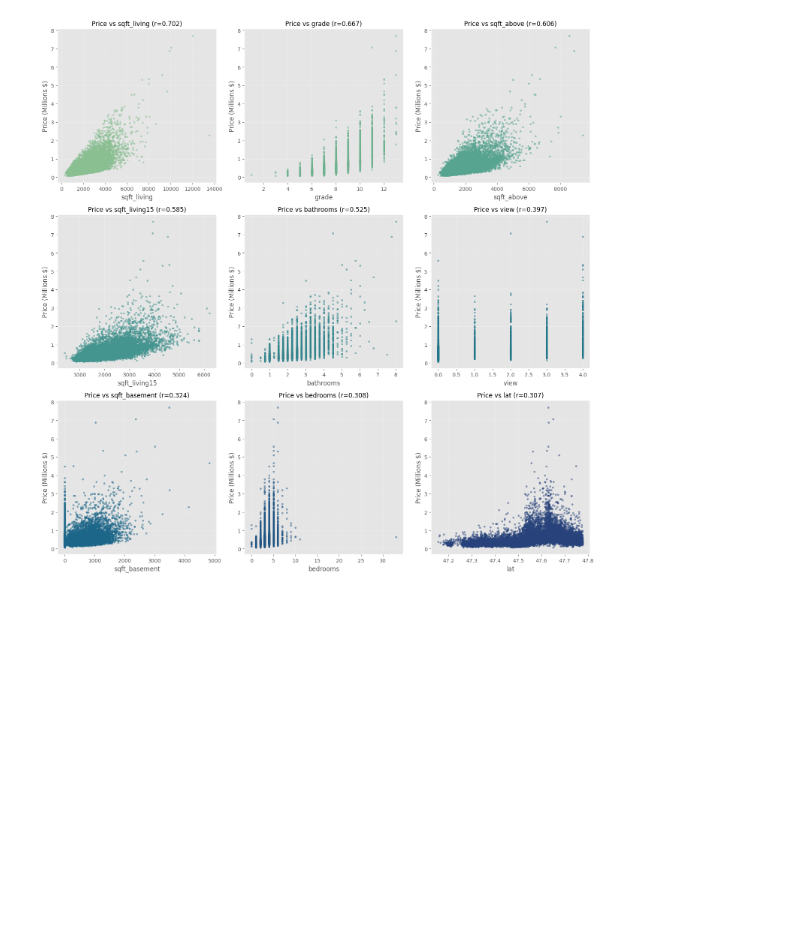
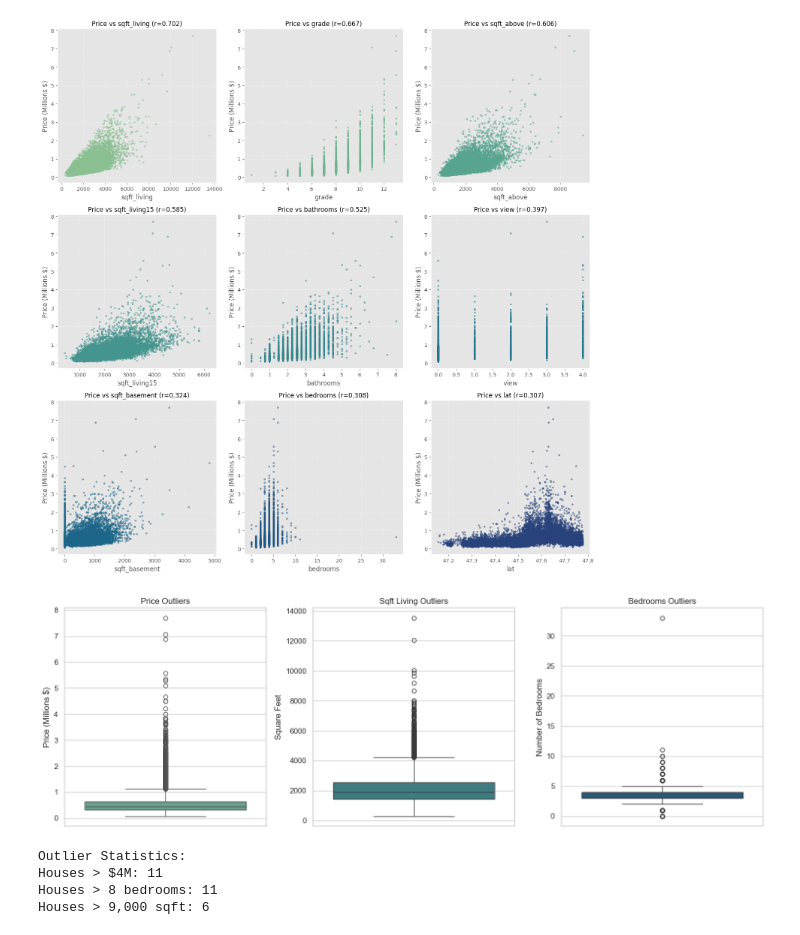
Before and after one commit to gnpthbalaji/house_price_ml_predictor, a Jupyter notebook: notebooks/01_exploratory_data_analysis.ipynb, the cells around one changed output. Cells and saved outputs as stored; diff of their text form; code cells hidden in the pictures; blank space fills up the shorter version.

Commit message:
outlier analysis

```diff
--- a/notebooks/01_exploratory_data_analysis.ipynb
+++ b/notebooks/01_exploratory_data_analysis.ipynb
@@ -278,3 +278,37 @@ plt.show()
 # %% [output]
 9 features Plot: ['sqft_living', 'grade', 'sqft_above', 'sqft_living15', 'bathrooms', 'view', 'sqft_basement', 'bedrooms', 'lat']
 [figure]
+# %%
+# Outlier Detection & Analysis
+
+sns.set_theme(style='whitegrid', palette='crest')
+palette = sns.color_palette('crest', n_colors=3)
+
+fig, axes = plt.subplots(1, 3, figsize=(15, 5))
+
+sns.boxplot(y=df['price']/1000000, ax=axes[0], color=palette[0])
+axes[0].set_ylabel('Price (Millions $)')
+axes[0].set_title('Price Outliers')
+
+sns.boxplot(y=df['sqft_living'], ax=axes[1], color=palette[1])
+axes[1].set_ylabel('Square Feet')
+axes[1].set_title('Sqft Living Outliers')
+
+sns.boxplot(y=df['bedrooms'], ax=axes[2], color=palette[2])
+axes[2].set_ylabel('Number of Bedrooms')
+axes[2].set_title('Bedrooms Outliers')
+
+plt.tight_layout()
+plt.show()
+
+# Statistical outlier detection
+print("Outlier Statistics:")
+print(f"Houses > $4M: {len(df[df['price'] > 4000000])}")
+print(f"Houses > 8 bedrooms: {len(df[df['bedrooms'] > 8])}")
+print(f"Houses > 9,000 sqft: {len(df[df['sqft_living'] > 9000])}")
+# %% [output]
+[figure, added]
+Outlier Statistics:
+Houses > $4M: 11
+Houses > 8 bedrooms: 11
+Houses > 9,000 sqft: 6
```
